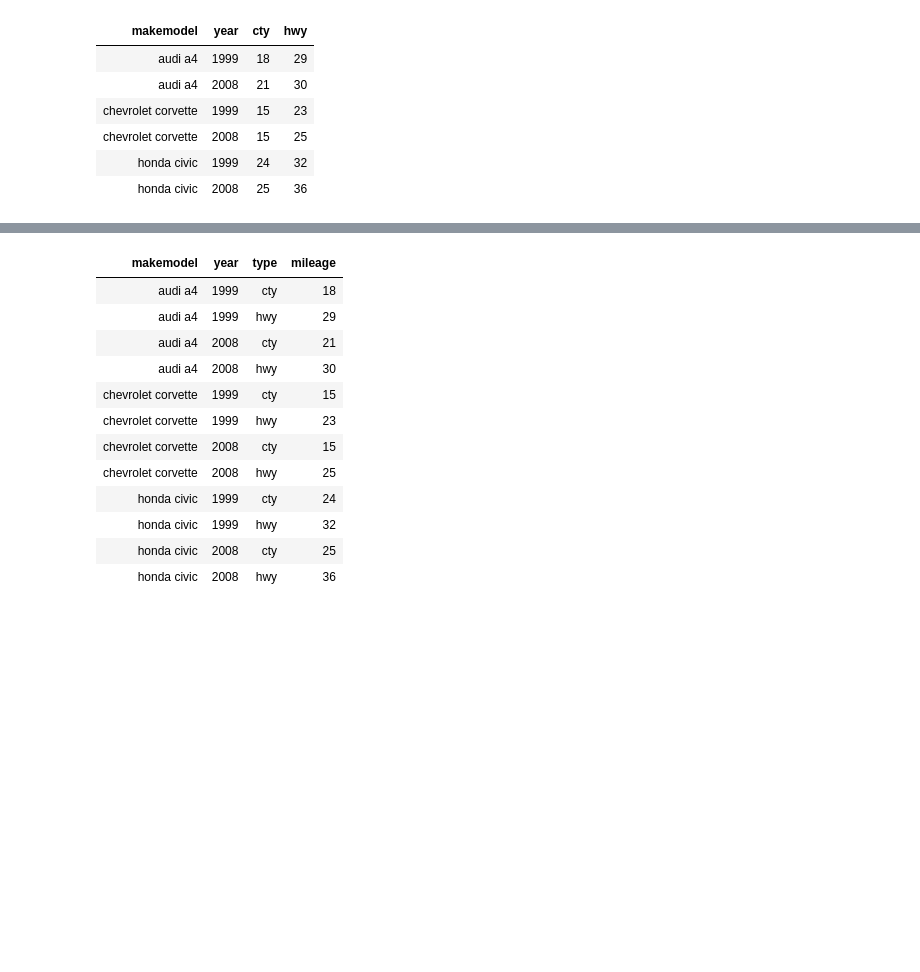
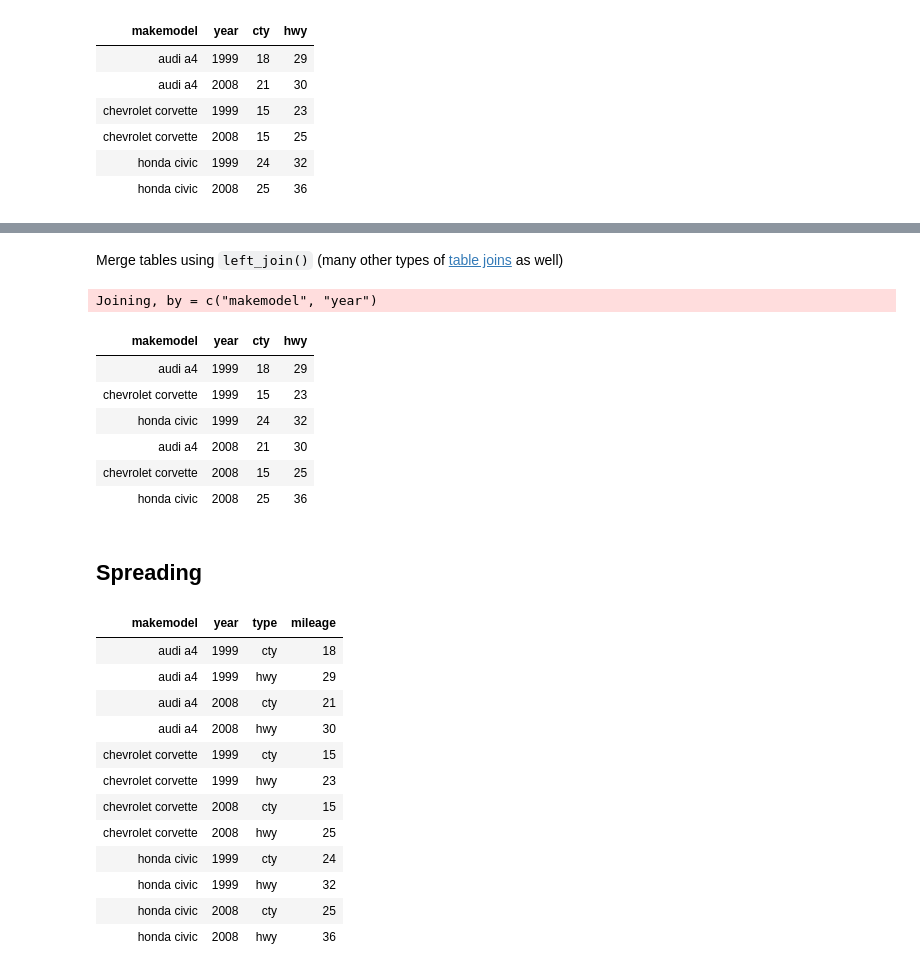
Before and after one commit to compbiocore/tidyverse-workshop, a Jupyter notebook: notebooks/workshop.ipynb, the cells around one changed output, grey strips where cells are left out. Drawn from its saved outputs; the diff is of its cells as text; code cells hidden in the pictures; blank space fills up the shorter version.

```diff
--- a/notebooks/workshop.ipynb
+++ b/notebooks/workshop.ipynb
@@ -108,0 +132,5 @@ table1
+# %%
+table2a <- data.frame(makemodel=c("audi a4","chevrolet corvette","honda civic"),`1999`=c(18,15,24),'2008'=c(21,15,25),check.names=FALSE)
+table2b <- data.frame(makemodel=c("audi a4","chevrolet corvette","honda civic"),`1999`=c(29,23,32),'2008'=c(30,25,36),check.names=FALSE)
+table2a
+table2b
@@ -108,0 +155,3 @@ table1
+# %%
+tidy2a <- gather(table2a,`1999`,`2008`,key="year",value="cty")
+tidy2a
@@ -108,0 +166,3 @@ table1
+# %%
+tidy2b <- gather(table2b, `1999`, `2008`, key = "year", value = "hwy")
+tidy2b
@@ -109 +177,16 @@ table1
+# %% [markdown]
+Merge tables using `left_join()` (many other types of [table joins](https://dplyr.tidyverse.org/reference/join.html) as well)
+# %%
+left_join(tidy2a,tidy2b)
+# %% [output]
+Joining, by = c("makemodel", "year")
+| makemodel | year | cty | hwy |
+| audi a4 | 1999 | 18 | 29 |
+| chevrolet corvette | 1999 | 15 | 23 |
+| honda civic | 1999 | 24 | 32 |
+| audi a4 | 2008 | 21 | 30 |
+| chevrolet corvette | 2008 | 15 | 25 |
+| honda civic | 2008 | 25 | 36 |
+# %% [markdown]
+## Spreading
 # %%
```
Also changed, not shown: parts of 51 cells of this notebook, 53 other files.
